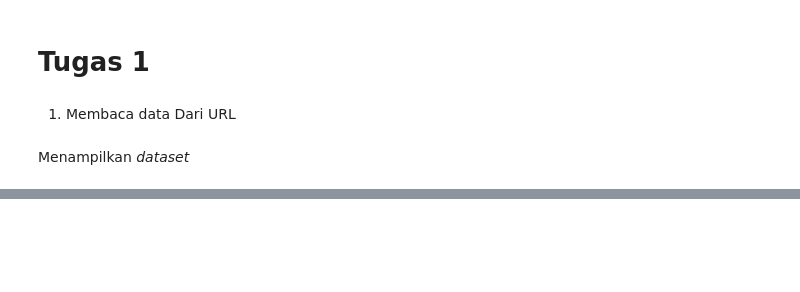
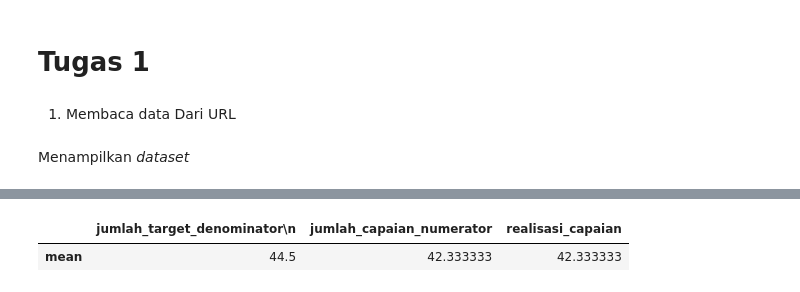
Before and after one commit to Ihsan210702/datamining, a Jupyter notebook: _sources/Tugas-1.ipynb, the cells around one changed output, grey strips where cells are left out. Saved outputs shown, nothing was run; the diff lists cells and outputs as text; code cells hidden in the pictures; blank space fills up the shorter version.

```diff
--- a/_sources/Tugas-1.ipynb
+++ b/_sources/Tugas-1.ipynb
@@ -35,0 +73,10 @@ c.describe()
+# %%
+mean = {'jumlah_target_denominator\n':np.mean(c['jumlah_target_denominator\n']),
+		'jumlah_capaian_numerator': np.mean(c['jumlah_capaian_numerator']),'realisasi_capaian':np.mean(c['realisasi_capaian'])
+    }
+
+df = pd.DataFrame(mean, index=['mean'])
+df
+# %% [output]
+|  | jumlah_target_denominator\n | jumlah_capaian_numerator | realisasi_capaian |
+| mean | 44.5 | 42.333333 | 42.333333 |
```
Also changed, not shown: parts of 26 cells of this notebook, 14 other files.
